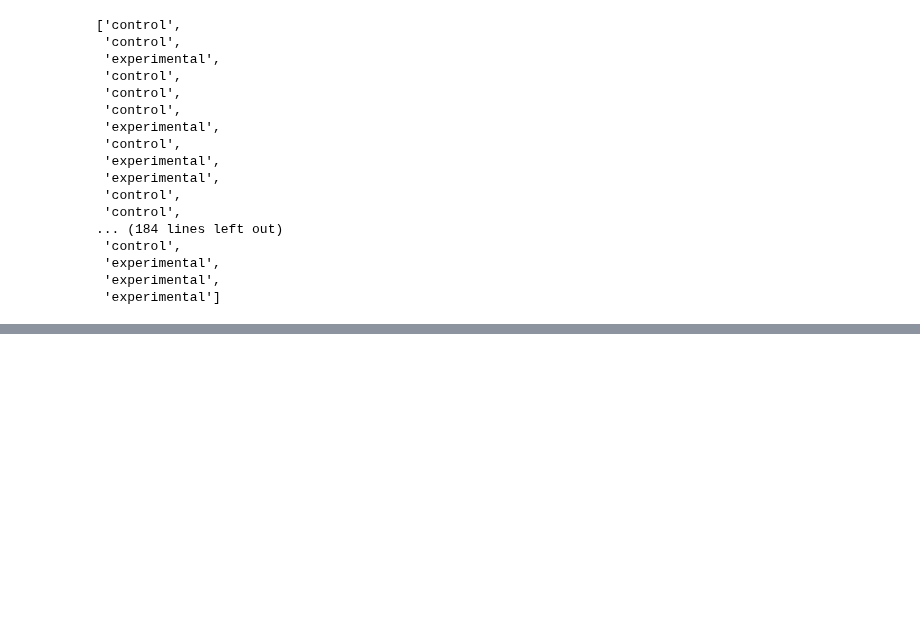
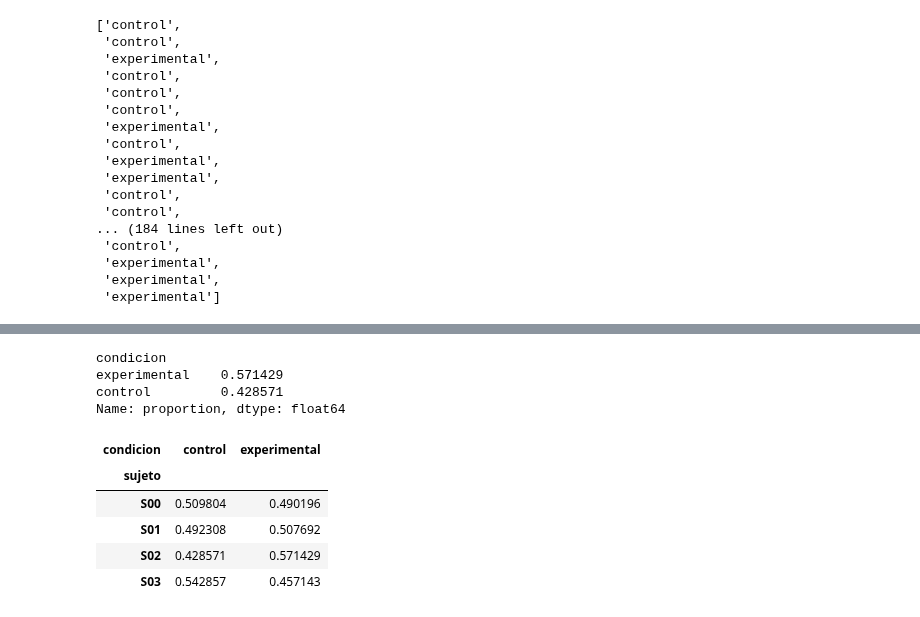
Before and after one commit to Fernando-JAL/Neurociencias-2026-1, a Jupyter notebook: S02_clases/22_09_2025/22_09_2025y24_09_2025.ipynb, the cells around one changed output, grey strips where cells are left out. Saved outputs shown, nothing was run; the diff lists cells and outputs as text; code cells hidden in the pictures; blank space fills up the shorter version.

```diff
--- a/S02_clases/22_09_2025/22_09_2025y24_09_2025.ipynb
+++ b/S02_clases/22_09_2025/22_09_2025y24_09_2025.ipynb
@@ -347,3 +347,23 @@ plt.hist(df['neuro'])
 # para cada condicion, hacer el histograma de las regiones activadas
 
 #hacerla mediante 2 metodos: filtrado de dataframes y usando groupby
+# %%
+df2 = df[df['sujeto']==sujeto]
+proporciones = df2['condicion'].value_counts(normalize=True)
+proporciones
+# %% [output]
+condicion
+experimental    0.571429
+control         0.428571
+Name: proportion, dtype: float64
+# %%
+proporciones = df.groupby(['sujeto', 'condicion']).size().unstack(fill_value=0)
+proporciones = proporciones.div(proporciones.sum(axis=1), axis=0)
+proporciones
+# %% [output]
+| condicion | control | experimental |
+| sujeto |  |  |
+| S00 | 0.509804 | 0.490196 |
+| S01 | 0.492308 | 0.507692 |
+| S02 | 0.428571 | 0.571429 |
+| S03 | 0.542857 | 0.457143 |
```
Also changed, not shown: parts of 16 cells of this notebook, 2 other files.
